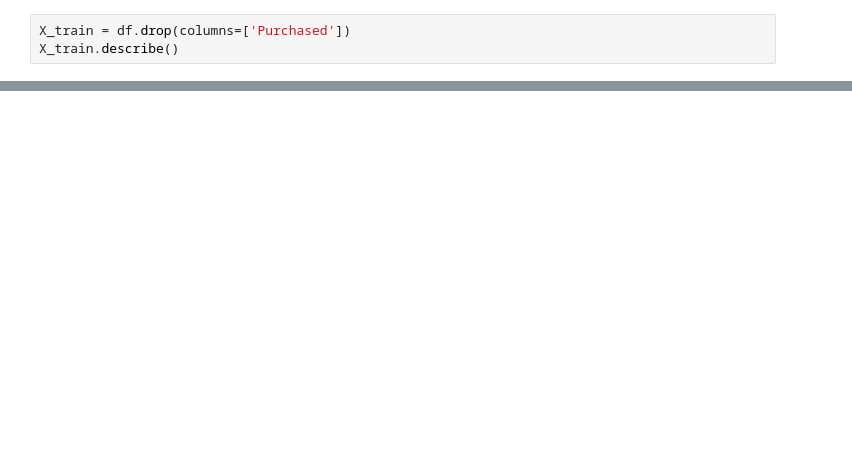
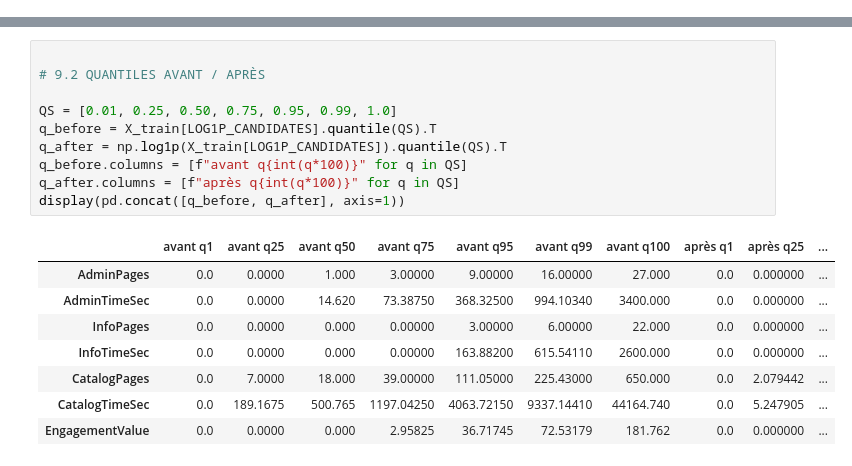
Before and after one commit to SoumiaDahbi/ShopPulse_ILIA_2026, a Jupyter notebook: Projet/notebooks/03_outliers.ipynb, the cells around one changed output, grey strips where cells are left out. Cells and saved outputs as stored; diff of their text form; blank space fills up the shorter version.

```diff
--- a/Projet/notebooks/03_outliers.ipynb
+++ b/Projet/notebooks/03_outliers.ipynb
@@ -198,3 +323,0 @@ plt.show()
-# %%
-X_train = df.drop(columns=['Purchased'])
-X_train.describe()
@@ -210,0 +834,19 @@ X_train.describe()
+# %%
+
+# 9.2 QUANTILES AVANT / APRÈS
+
+QS = [0.01, 0.25, 0.50, 0.75, 0.95, 0.99, 1.0]
+q_before = X_train[LOG1P_CANDIDATES].quantile(QS).T
+q_after = np.log1p(X_train[LOG1P_CANDIDATES]).quantile(QS).T
+q_before.columns = [f"avant q{int(q*100)}" for q in QS]
+q_after.columns = [f"après q{int(q*100)}" for q in QS]
+display(pd.concat([q_before, q_after], axis=1))
+# %% [output]
+|  | avant q1 | avant q25 | avant q50 | avant q75 | avant q95 | avant q99 | avant q100 | après q1 | après q25 | ... |
+| AdminPages | 0.0 | 0.0000 | 1.000 | 3.00000 | 9.00000 | 16.00000 | 27.000 | 0.0 | 0.000000 | ... |
+| AdminTimeSec | 0.0 | 0.0000 | 14.620 | 73.38750 | 368.32500 | 994.10340 | 3400.000 | 0.0 | 0.000000 | ... |
+| InfoPages | 0.0 | 0.0000 | 0.000 | 0.00000 | 3.00000 | 6.00000 | 22.000 | 0.0 | 0.000000 | ... |
+| InfoTimeSec | 0.0 | 0.0000 | 0.000 | 0.00000 | 163.88200 | 615.54110 | 2600.000 | 0.0 | 0.000000 | ... |
+| CatalogPages | 0.0 | 7.0000 | 18.000 | 39.00000 | 111.05000 | 225.43000 | 650.000 | 0.0 | 2.079442 | ... |
+| CatalogTimeSec | 0.0 | 189.1675 | 500.765 | 1197.04250 | 4063.72150 | 9337.14410 | 44164.740 | 0.0 | 5.247905 | ... |
+| EngagementValue | 0.0 | 0.0000 | 0.000 | 2.95825 | 36.71745 | 72.53179 | 181.762 | 0.0 | 0.000000 | ... |
```
Also changed, not shown: parts of 36 cells of this notebook, 3 other files.
